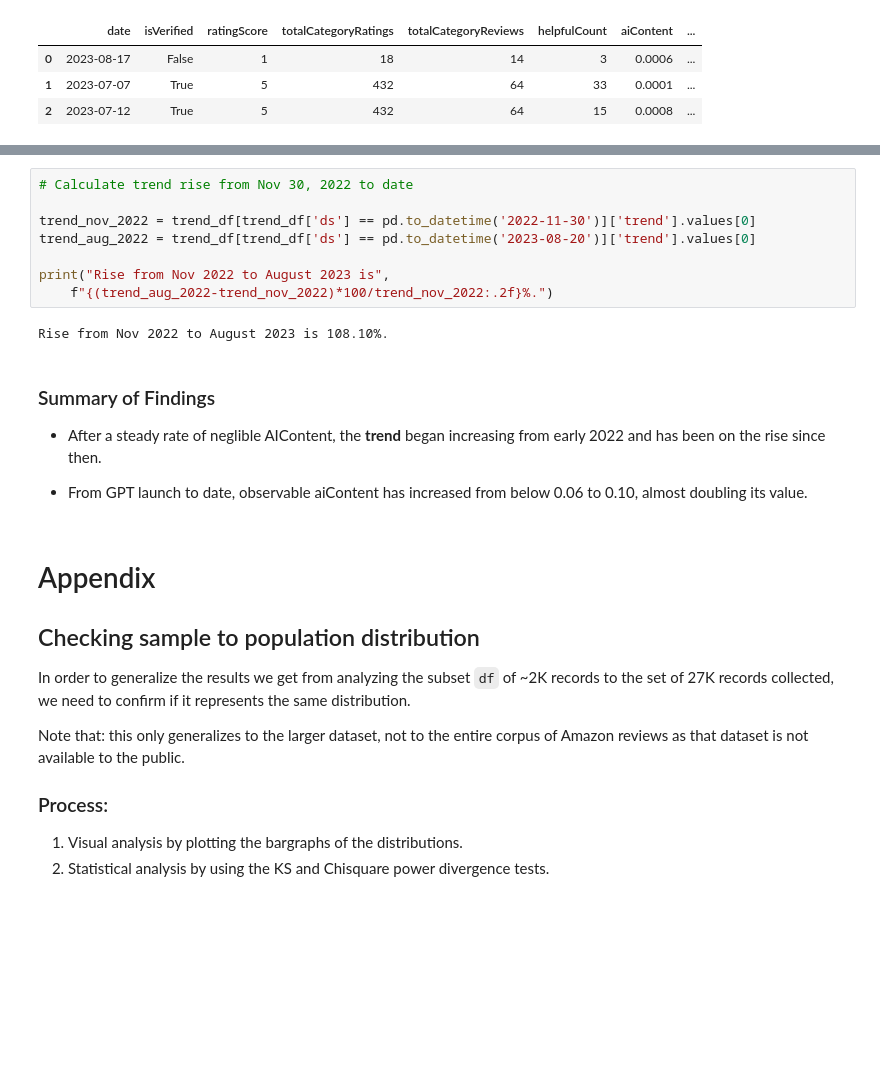
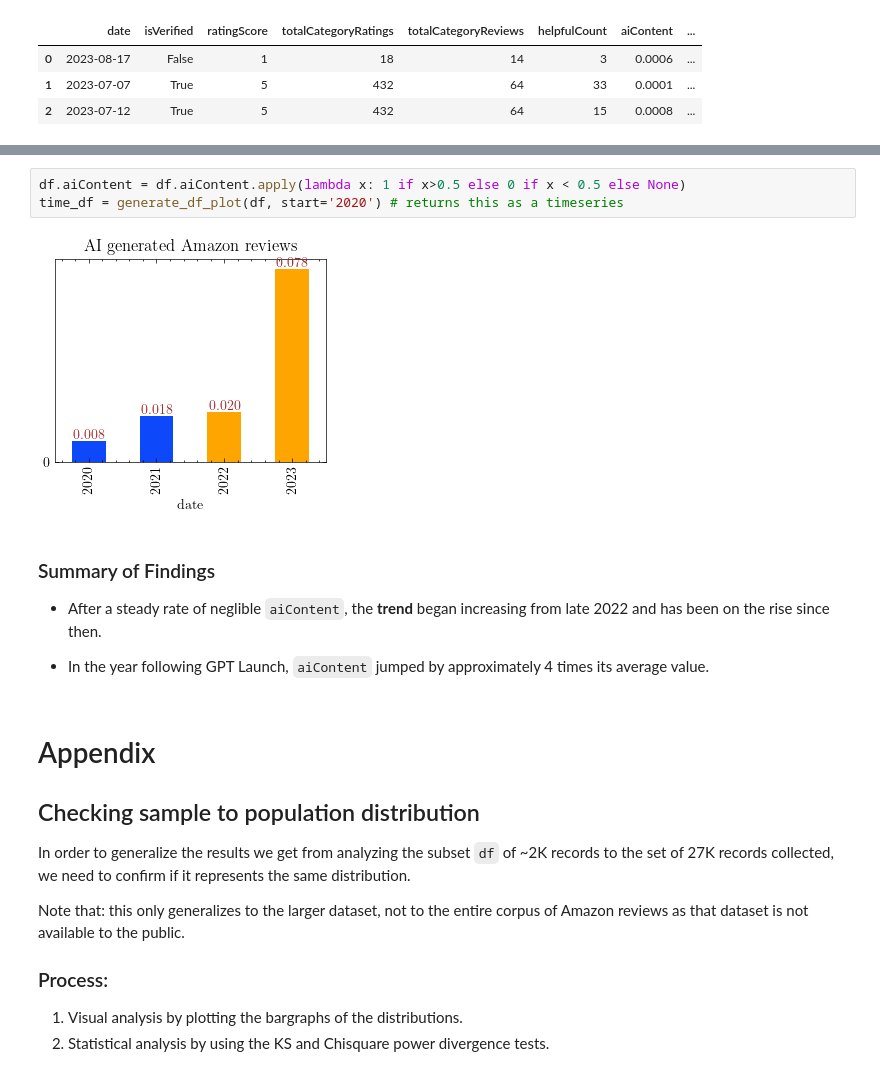
Before and after one commit to OriginalityAI/Amazon-reviews-study, a Jupyter notebook: Study - AI Content in Amazon Reviews.ipynb, the cells around one changed output, grey strips where cells are left out. Cells and saved outputs as stored; diff of their text form; blank space fills up the shorter version.

```diff
--- a/Study - AI Content in Amazon Reviews.ipynb
+++ b/Study - AI Content in Amazon Reviews.ipynb
@@ -255,19 +206,14 @@ m, trend_df = analyze_timeseries_with_prophet(time_df)
-# %%
-# Calculate trend rise from Nov 30, 2022 to date
-
-trend_nov_2022 = trend_df[trend_df['ds'] == pd.to_datetime('2022-11-30')]['trend'].values[0]
-trend_aug_2022 = trend_df[trend_df['ds'] == pd.to_datetime('2023-08-20')]['trend'].values[0]
-
-print("Rise from Nov 2022 to August 2023 is",
-    f"{(trend_aug_2022-trend_nov_2022)*100/trend_nov_2022:.2f}%.")
-# %% [output]
-Rise from Nov 2022 to August 2023 is 108.10%.
+# %%
+df.aiContent = df.aiContent.apply(lambda x: 1 if x>0.5 else 0 if x < 0.5 else None)
+time_df = generate_df_plot(df, start='2020') # returns this as a timeseries
+# %% [output]
+[figure, added]
 # %% [markdown]
 ### Summary of Findings
 
-* After a steady rate of neglible AIContent, the **trend** began increasing from early 2022 and has been on the rise since then.
+* After a steady rate of neglible `aiContent`, the **trend** began increasing from late 2022 and has been on the rise since then.
 
-* From GPT launch to date, observable aiContent has increased from below 0.06 to 0.10, almost doubling its value.
+* In the year following GPT Launch, `aiContent` jumped by approximately 4 times its average value.
 # %% [markdown]
 # Appendix
 
```
Also changed, not shown: parts of 24 cells of this notebook, 2 other files.
